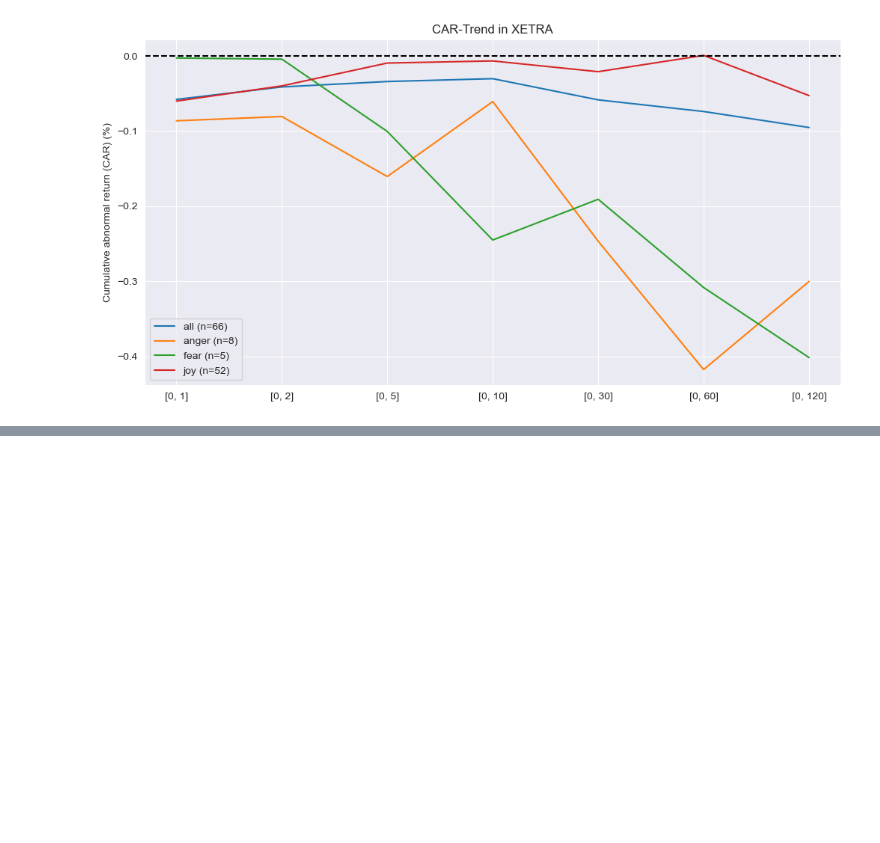
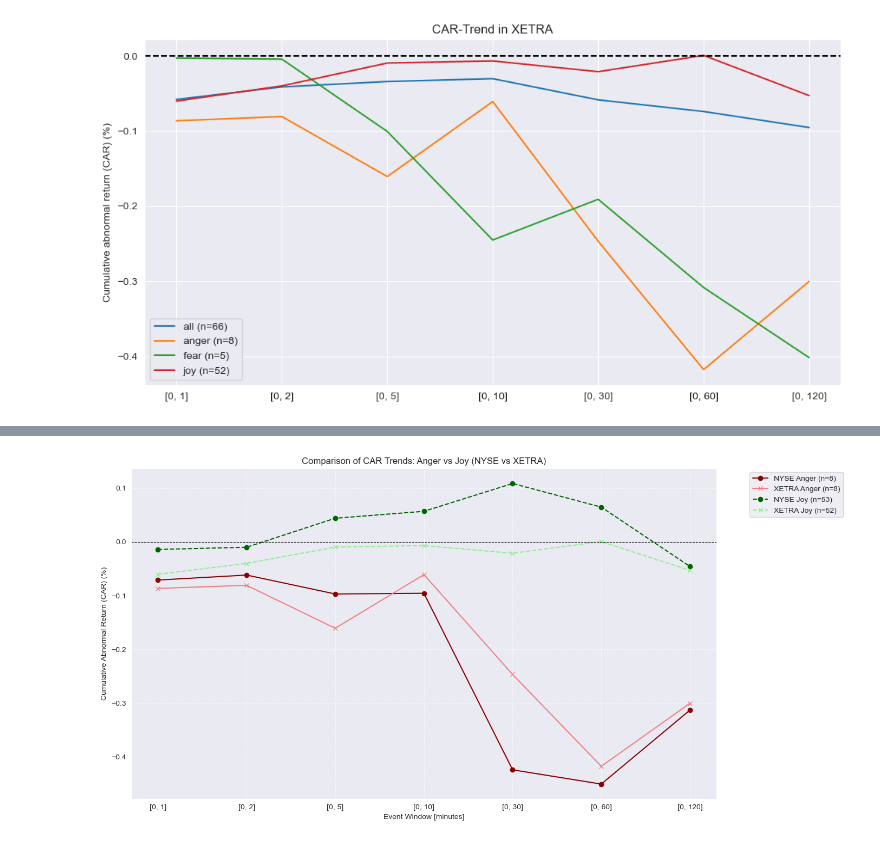
Before and after one commit to AK960/COIN_Repo, a Jupyter notebook: scripts/tiktok_emotion_analysis.ipynb, the cells around one changed output, grey strips where cells are left out. Cells and saved outputs as stored; diff of their text form; code cells hidden in the pictures; blank space fills up the shorter version.

```diff
--- a/scripts/tiktok_emotion_analysis.ipynb
+++ b/scripts/tiktok_emotion_analysis.ipynb
@@ -904,0 +941,55 @@ plt.show()
+# %%
+### Compare Emotions across stock exchanges in one graph ###
+# Daten vorbereiten
+nyse_anger = df_nyse_car_results[df_nyse_car_results['emotion'] == 'anger']
+xetra_anger = df_xetra_car_results[df_xetra_car_results['emotion'] == 'anger']
+nyse_joy = df_nyse_car_results[df_nyse_car_results['emotion'] == 'joy']
+xetra_joy = df_xetra_car_results[df_xetra_car_results['emotion'] == 'joy']
+
+# Plot erstellen
+plt.figure(figsize=(14, 7))
+
+# NYSE Anger
+plt.plot(nyse_anger['window'],
+         nyse_anger['mean_car'].str.replace(' %','').astype(float),
+         label='NYSE Anger (n={})'.format(nyse_anger['n_events'].iloc[0]),
+         color='darkred',
+         linestyle='-',
+         marker='o')
+
+# XETRA Anger
+plt.plot(xetra_anger['window'],
+         xetra_anger['mean_car'].str.replace(' %','').astype(float),
+         label='XETRA Anger (n={})'.format(xetra_anger['n_events'].iloc[0]),
+         color='lightcoral',
+         linestyle='-',
+         marker='x')
+
+# NYSE Joy
+plt.plot(nyse_joy['window'],
+         nyse_joy['mean_car'].str.replace(' %','').astype(float),
+         label='NYSE Joy (n={})'.format(nyse_joy['n_events'].iloc[0]),
+         color='darkgreen',
+         linestyle='--',
+         marker='o')
+
+# XETRA Joy
+plt.plot(xetra_joy['window'],
+         xetra_joy['mean_car'].str.replace(' %','').astype(float),
+         label='XETRA Joy (n={})'.format(xetra_joy['n_events'].iloc[0]),
+         color='lightgreen',
+         linestyle='--',
+         marker='x')
+
+# Plot-Elemente
+plt.axhline(0, color='black', linestyle='--', linewidth=0.8)
+plt.title('Comparison of CAR Trends: Anger vs Joy (NYSE vs XETRA)')
+plt.xlabel('Event Window [minutes]')
+plt.ylabel('Cumulative Abnormal Return (CAR) (%)')
+plt.legend(bbox_to_anchor=(1.05, 1), loc='upper left')
+plt.grid(True, linestyle='--', alpha=0.7)
+plt.tight_layout()
+
+plt.show()
+# %% [output]
+[figure, added]
```
Also changed, not shown: parts of 1 cell of this notebook, 1 other file.
